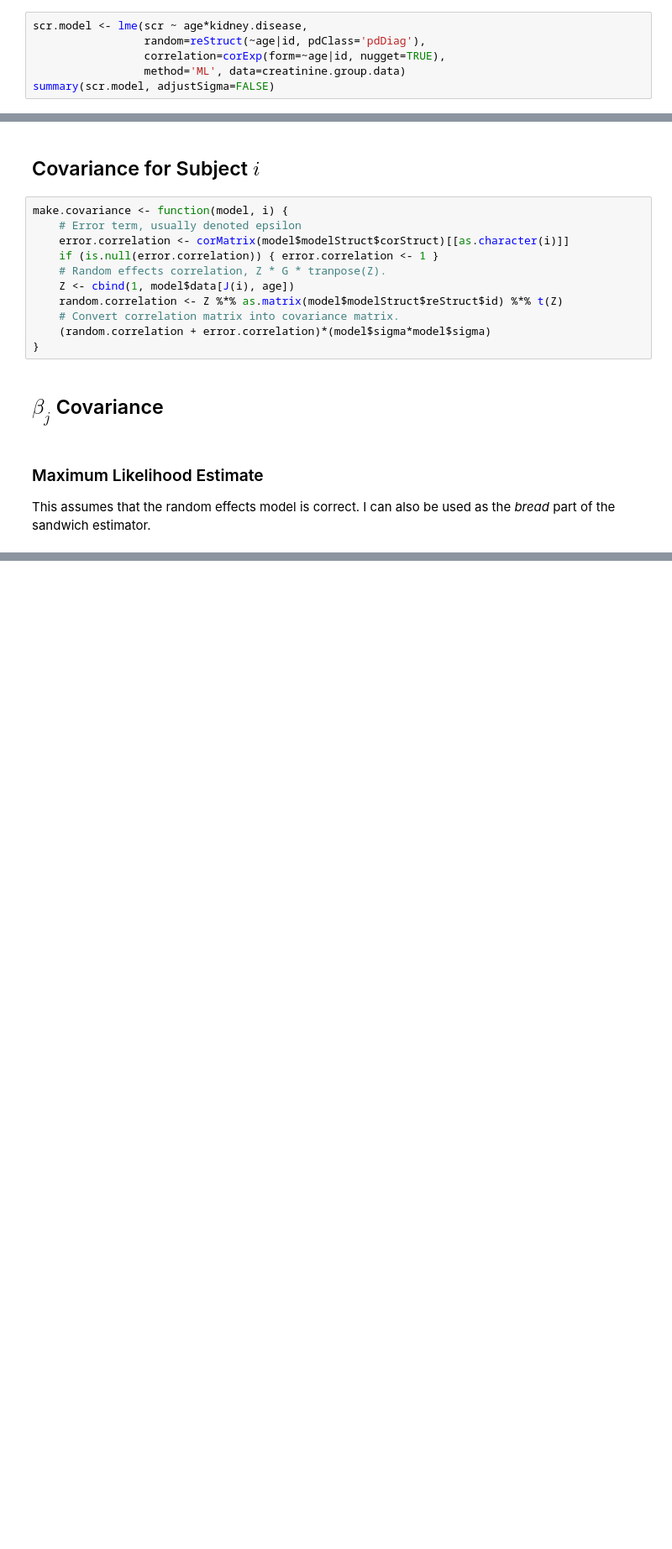
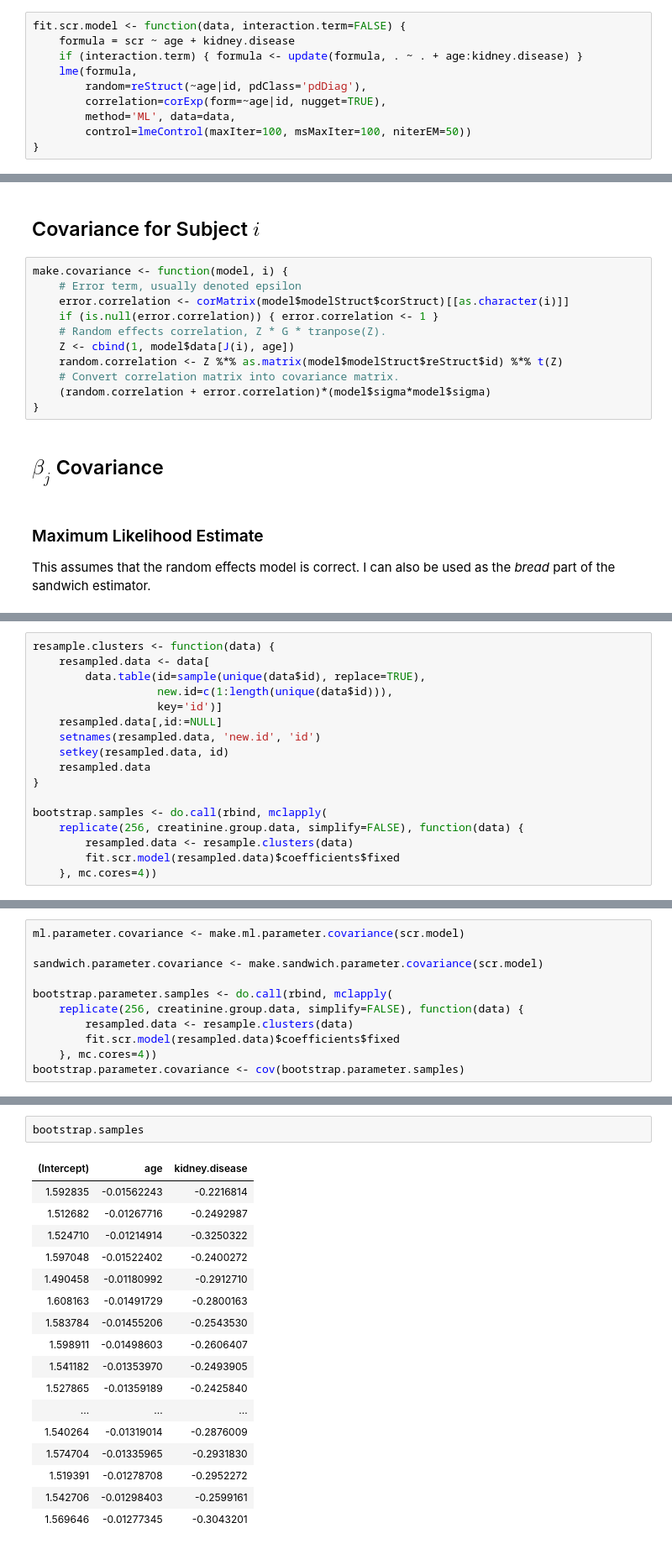
Before and after one commit to ppham27/stat571, a Jupyter notebook: hw6/creatinine.ipynb, the cells around one changed output, grey strips where cells are left out. Shown at 84% size. Cells and saved outputs as stored; diff of their text form; blank space fills up the shorter version.

```diff
--- a/hw6/creatinine.ipynb
+++ b/hw6/creatinine.ipynb
@@ -44,8 +45,12 @@ head(creatinine.group.data)
 # %% [markdown]
 ## Fitting LME Model
 # %%
-scr.model <- lme(scr ~ age*kidney.disease,
-                 random=reStruct(~age|id, pdClass='pdDiag'),
-                 correlation=corExp(form=~age|id, nugget=TRUE),
-                 method='ML', data=creatinine.group.data)
-summary(scr.model, adjustSigma=FALSE)
+fit.scr.model <- function(data, interaction.term=FALSE) {
+    formula = scr ~ age + kidney.disease
+    if (interaction.term) { formula <- update(formula, . ~ . + age:kidney.disease) }
+    lme(formula,
+        random=reStruct(~age|id, pdClass='pdDiag'),
+        correlation=corExp(form=~age|id, nugget=TRUE),
+        method='ML', data=data,
+        control=lmeControl(maxIter=100, msMaxIter=100, niterEM=50))
+}
@@ -101,0 +107,17 @@ make.ml.parameter.covariance <- function(model) {
+# %%
+resample.clusters <- function(data) {
+    resampled.data <- data[
+        data.table(id=sample(unique(data$id), replace=TRUE),
+                   new.id=c(1:length(unique(data$id))),
+                   key='id')]
+    resampled.data[,id:=NULL]
+    setnames(resampled.data, 'new.id', 'id')
+    setkey(resampled.data, id)
+    resampled.data
+}
+
+bootstrap.samples <- do.call(rbind, mclapply(
+    replicate(256, creatinine.group.data, simplify=FALSE), function(data) {
+        resampled.data <- resample.clusters(data)
+        fit.scr.model(resampled.data)$coefficients$fixed
+    }, mc.cores=4))
@@ -101,0 +149,11 @@ make.ml.parameter.covariance <- function(model) {
+# %%
+ml.parameter.covariance <- make.ml.parameter.covariance(scr.model)
+
+sandwich.parameter.covariance <- make.sandwich.parameter.covariance(scr.model)
+
+bootstrap.parameter.samples <- do.call(rbind, mclapply(
+    replicate(256, creatinine.group.data, simplify=FALSE), function(data) {
+        resampled.data <- resample.clusters(data)
+        fit.scr.model(resampled.data)$coefficients$fixed
+    }, mc.cores=4))
+bootstrap.parameter.covariance <- cov(bootstrap.parameter.samples)
@@ -101,0 +191,20 @@ make.ml.parameter.covariance <- function(model) {
+# %%
+bootstrap.samples
+# %% [output]
+| (Intercept) | age | kidney.disease |
+| 1.592835 | -0.01562243 | -0.2216814 |
+| 1.512682 | -0.01267716 | -0.2492987 |
+| 1.524710 | -0.01214914 | -0.3250322 |
+| 1.597048 | -0.01522402 | -0.2400272 |
+| 1.490458 | -0.01180992 | -0.2912710 |
+| 1.608163 | -0.01491729 | -0.2800163 |
+| 1.583784 | -0.01455206 | -0.2543530 |
+| 1.598911 | -0.01498603 | -0.2606407 |
+| 1.541182 | -0.01353970 | -0.2493905 |
+| 1.527865 | -0.01359189 | -0.2425840 |
+| ... | ... | ... |
+| 1.540264 | -0.01319014 | -0.2876009 |
+| 1.574704 | -0.01335965 | -0.2931830 |
+| 1.519391 | -0.01278708 | -0.2952272 |
+| 1.542706 | -0.01298403 | -0.2599161 |
+| 1.569646 | -0.01277345 | -0.3043201 |
```
Also changed, not shown: parts of 16 cells of this notebook.
